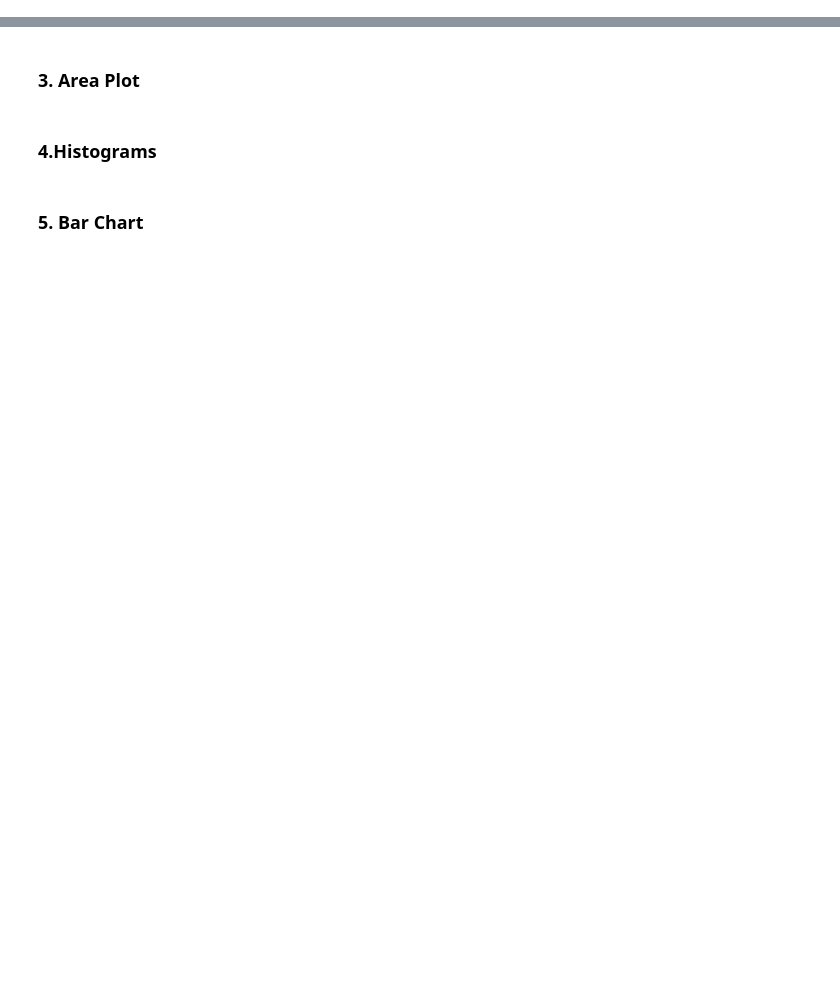
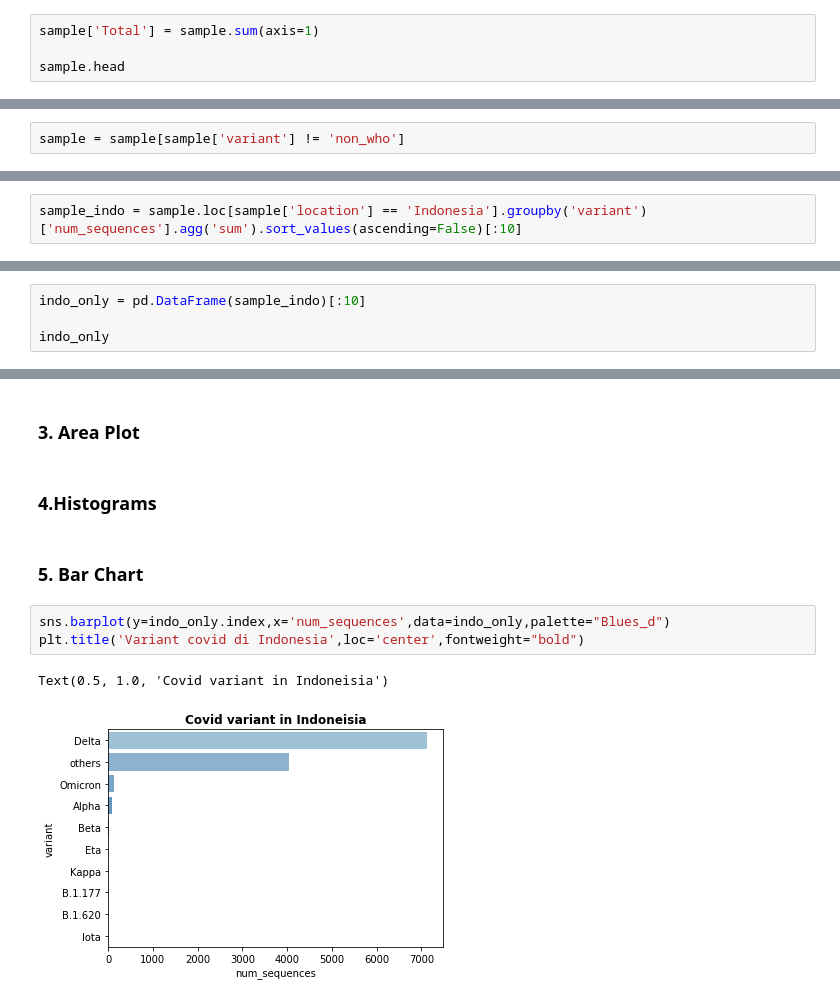
Before and after one commit to AbdulHafidh-AI/Praktikum-Visualisasi-Data, a Jupyter notebook: 2008107010056_AbdulHafidh_Tugas2.ipynb, the cells around one changed output, grey strips where cells are left out. Cells and saved outputs as stored; diff of their text form; blank space fills up the shorter version.

Commit message:
Add a bar Chart

```diff
--- a/2008107010056_AbdulHafidh_Tugas2.ipynb
+++ b/2008107010056_AbdulHafidh_Tugas2.ipynb
@@ -52,0 +97,4 @@ sample.tail(10)
+# %%
+sample['Total'] = sample.sum(axis=1)
+
+sample.head
@@ -52,0 +162,2 @@ sample.tail(10)
+# %%
+sample = sample[sample['variant'] != 'non_who']
@@ -54,0 +279,2 @@ sample.tail(10)
+# %%
+sample_indo = sample.loc[sample['location'] == 'Indonesia'].groupby('variant')['num_sequences'].agg('sum').sort_values(ascending=False)[:10]
@@ -54,0 +298,4 @@ sample.tail(10)
+# %%
+indo_only = pd.DataFrame(sample_indo)[:10]
+
+indo_only
@@ -58,3 +357,9 @@ sample.tail(10)
 ### 4.Histograms
 # %% [markdown]
 ### 5. Bar Chart
+# %%
+sns.barplot(y=indo_only.index,x='num_sequences',data=indo_only,palette="Blues_d")
+plt.title('Variant covid di Indonesia',loc='center',fontweight="bold")
+# %% [output]
+Text(0.5, 1.0, 'Covid variant in Indoneisia')
+[figure, added]
```
Also changed, not shown: parts of 28 cells of this notebook, 1 other file.
